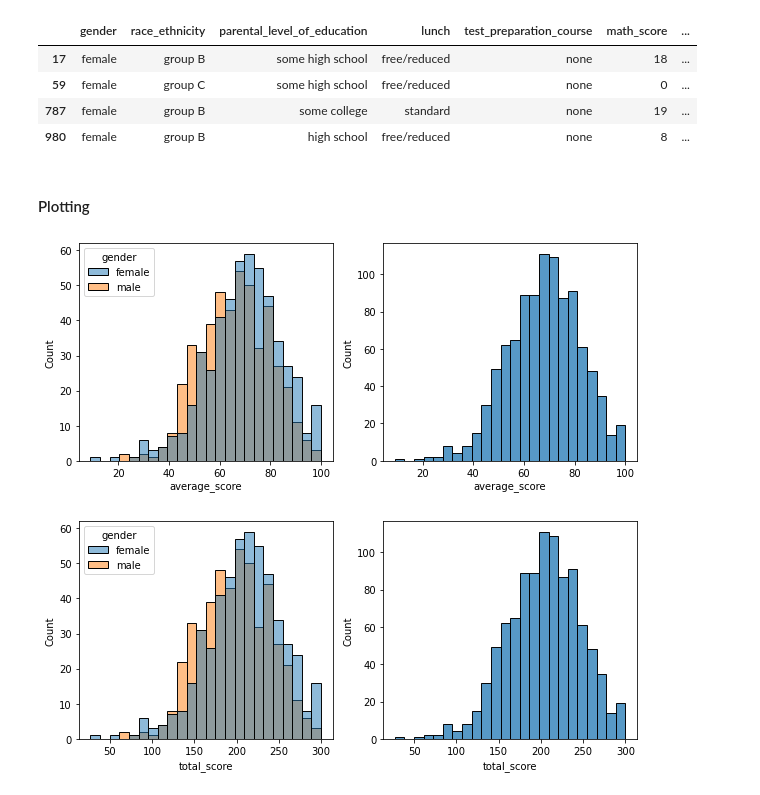
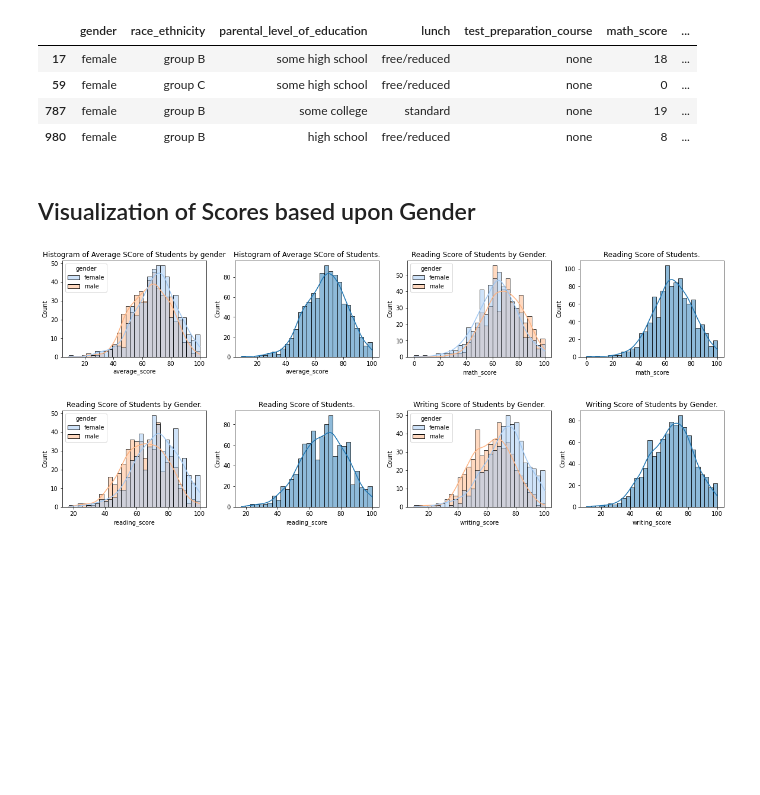
Before and after one commit to abhijitdarekar/Student-Marks-Prediction-CI-CD-on-AWS, a Jupyter notebook: notebooks/EDA Student Test.ipynb, the cells around one changed output. Saved outputs shown, nothing was run; the diff lists cells and outputs as text; code cells hidden in the pictures; blank space fills up the shorter version.

```diff
--- a/notebooks/EDA Student Test.ipynb
+++ b/notebooks/EDA Student Test.ipynb
@@ -9,5 +15,5 @@ warnings.filterwarnings('ignore')
 # %%
-df = pd.read_csv("data/student.csv")
+df = pd.read_csv(os.path.join('data','student_data.csv'))
 # %%
 df.head()
 # %% [output]
@@ -114,25 +120,48 @@ df[df['math_score']<20]
 | 787 | female | group B | some college | standard | none | 19 | ... |
 | 980 | female | group B | high school | free/reduced | none | 8 | ... |
 # %% [markdown]
-#### Plotting
+## Visualization of Scores based upon Gender
 # %%
-plt.figure(figsize=(10,4))
-plt.title("Average SCore based on Gender")
-p
-plt.subplot(121)
-sns.histplot(data = df,x ='average_score',hue='gender',)
-plt.subplot(122)
-sns.histplot(data=df,x='average_score',)
+plt.figure(figsize=(20,3))
+
+plt.subplot(141)
+sns.histplot(data = df,x ='average_score',hue='gender',kde=True,bins=30, palette='pastel',)
+plt.title("Histogram of Average SCore of Students by gender")
+
+plt.subplot(142)
+sns.histplot(data=df,x='average_score',kde=True,bins=30, palette='pastel')
+plt.title("Histogram of Average SCore of Students.")
+
+plt.subplot(143)
+sns.histplot(data = df,x ='math_score',hue='gender',kde=True,bins=30, palette='pastel')
+plt.title("Reading Score of Students by Gender.")
+
+plt.subplot(144)
+sns.histplot(data=df,x='math_score',kde=True,bins=30, palette='pastel')
+plt.title("Reading Score of Students.")
+
 plt.show()
 # %% [output]
-[figure, old version]
+[figure, new version]
 # %%
-plt.figure(figsize=(10,4))
-plt.title("Total SCore based on Gender")
-plt.subplot(121)
-sns.histplot(data = df,x ='total_score',hue='gender',)
-plt.subplot(122)
-sns.histplot(data=df,x='total_score',)
+plt.figure(figsize=(20,3))
+
+plt.subplot(141)
+sns.histplot(data = df,x ='reading_score',hue='gender',kde=True,bins=30,palette='pastel')
+plt.title("Reading Score of Students by Gender.")
+
+plt.subplot(142)
+sns.histplot(data=df,x='reading_score',kde=True,bins=30,palette='pastel')
+plt.title("Reading Score of Students.")
+
+plt.subplot(143)
+sns.histplot(data=df,x='writing_score',hue='gender',bins=30, kde=True, palette='pastel')
+plt.title("Writing Score of Students by Gender.")
+
+plt.subplot(144)
+sns.histplot(data=df, x='writing_score',bins=30, kde=True, palette='pastel')
+plt.title("Writing Score of Students by Gender.")
+
 plt.show()
 # %% [output]
-[figure, old version]
+[figure, new version]
```
Also changed, not shown: parts of 14 cells of this notebook, 5 other files.
